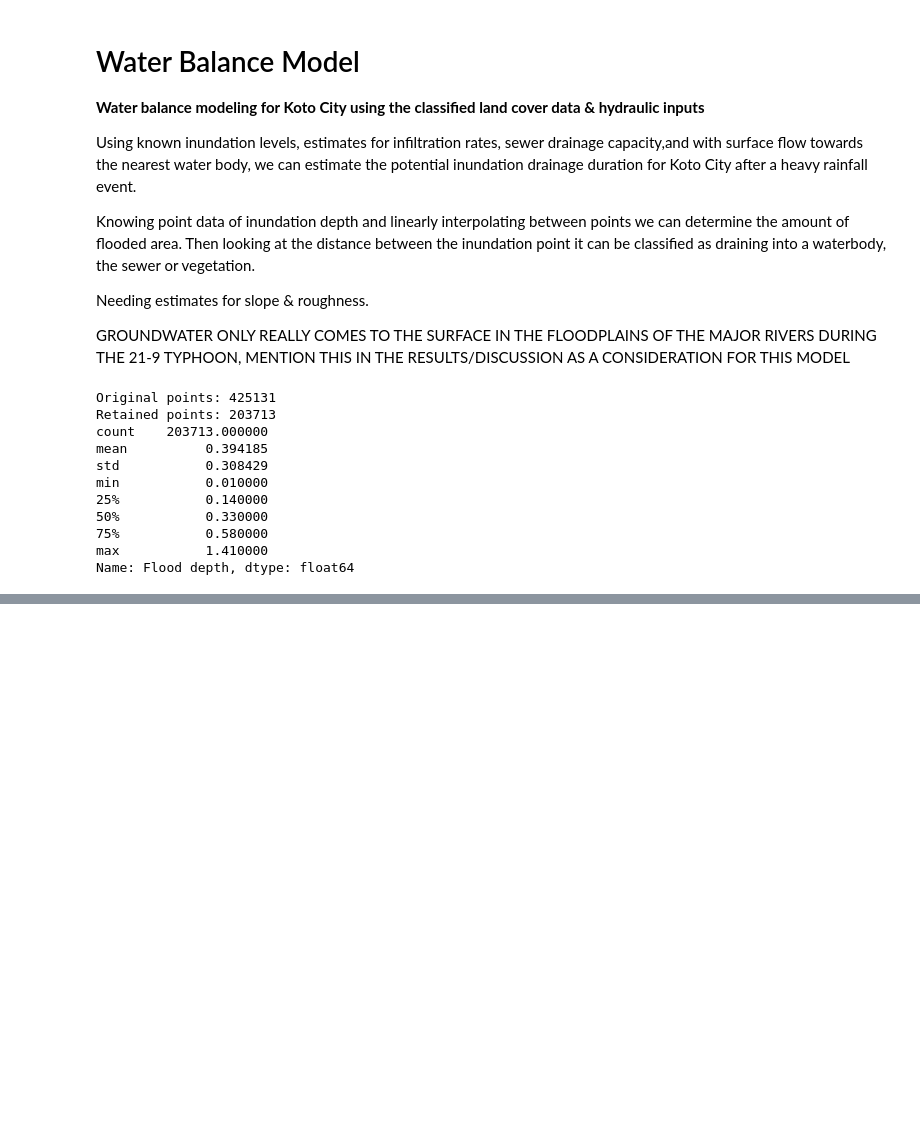
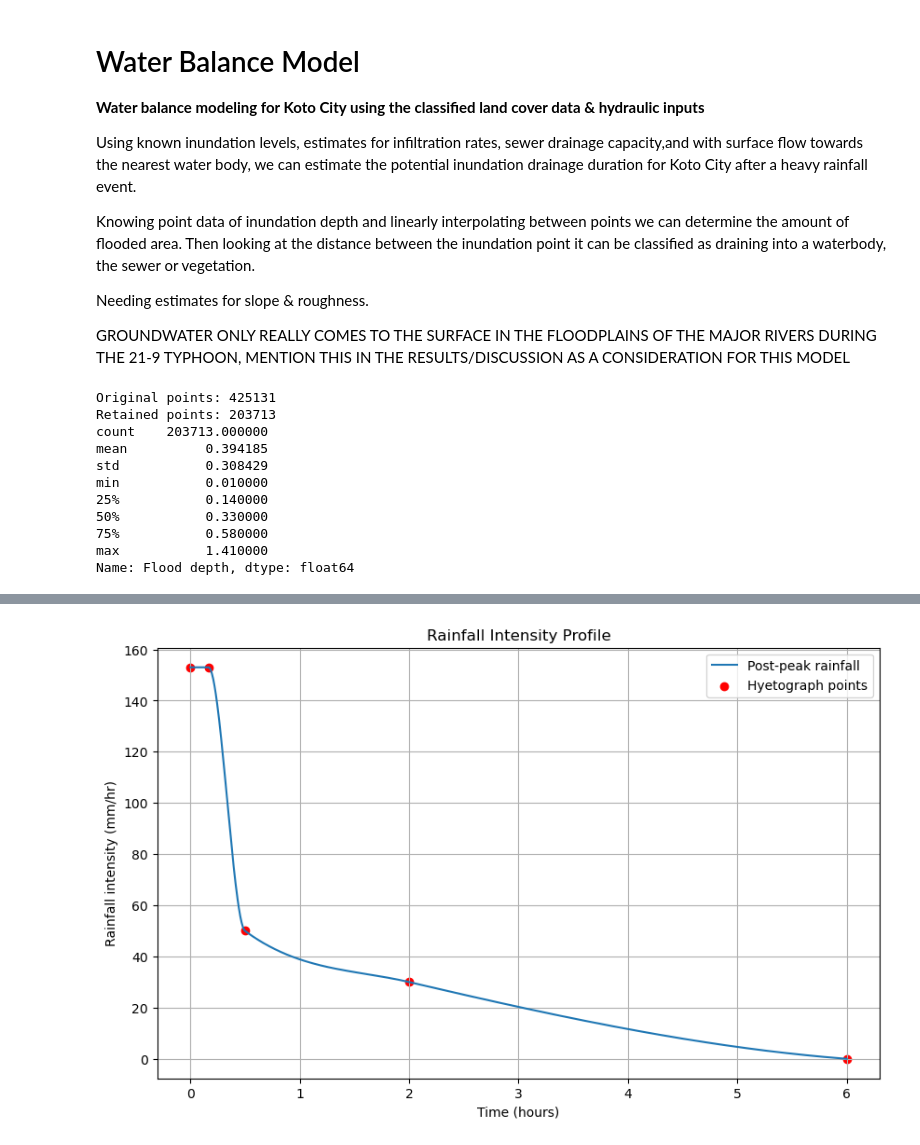
Before and after one commit to foozdemiroglu-gif/MP411-Tokyo, a Jupyter notebook: Drainage_analysis.ipynb, the cells around one changed output, grey strips where cells are left out. Drawn from its saved outputs; the diff is of its cells as text; code cells hidden in the pictures; blank space fills up the shorter version.

```diff
--- a/Drainage_analysis.ipynb
+++ b/Drainage_analysis.ipynb
@@ -1201,3 +1242,26 @@ Estimated sewer capacity: 162.3602 m³/s
+# %%
+time_sim = np.linspace(0, 21600, 1000)
+
+plt.figure(figsize=(10, 6))
+plt.plot(
+    time_sim / 3600,
+    rainfall_intensity(time_sim),
+    label="Post-peak rainfall"
+)
+plt.scatter(
+    rainfall_time_s / 3600,
+    rainfall_intensity_mm_h,
+    color="red",
+    label="Hyetograph points"
+)
+plt.xlabel("Time (hours)")
+plt.ylabel("Rainfall intensity (mm/hr)")
+plt.title("Rainfall Intensity Profile")
+plt.grid(True)
+plt.legend()
+plt.show()
+# %% [output]
+[figure, added]
 # %%
 def estimate_drainage_time(
     pathway_volume_m3,
```
Also changed, not shown: parts of 11 cells of this notebook.
